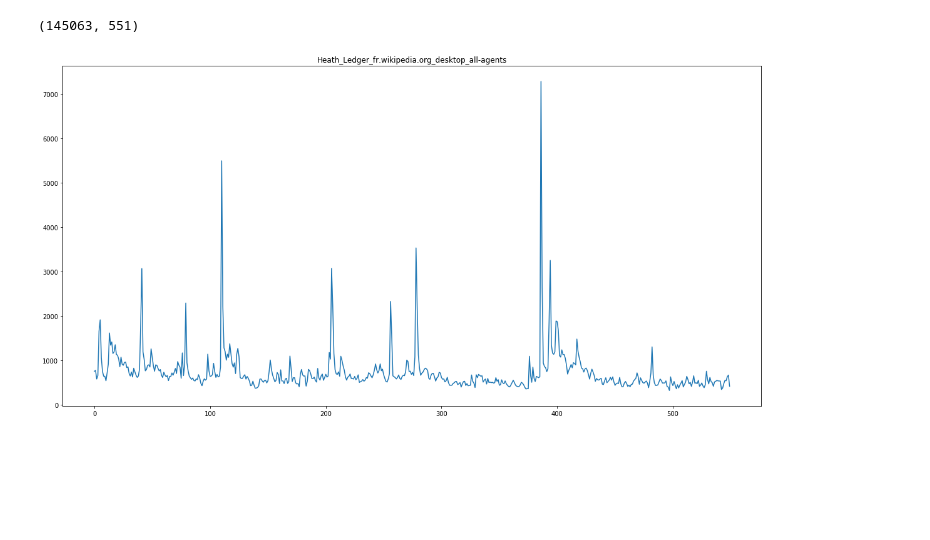
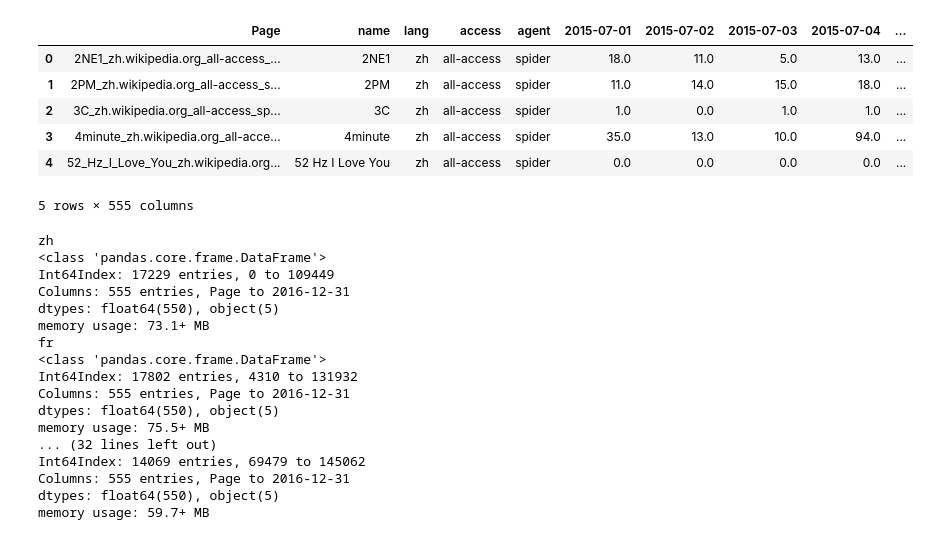
Before and after one commit to maximelovino/WikiForecasting, a Jupyter notebook: wiki_exploration.ipynb, the cells around one changed output. Cells and saved outputs as stored; diff of their text form; code cells hidden in the pictures; blank space fills up the shorter version.

Commit message:
continuing data exploration

```diff
--- a/wiki_exploration.ipynb
+++ b/wiki_exploration.ipynb
@@ -8,14 +47,38 @@ train1.fillna(0,inplace=True)
+# %%
+train1['name'],  train1['lang'], train1['access'], train1['agent'] = zip(*train1['Page'].apply(extract_meta))
+train1 = train1[['Page', 'name', 'lang', 'access', 'agent'] + [c for c in train1 if c not in ['Page', 'name', 'lang', 'access', 'agent']]]
 # %%
 train1.head()
-train_array = np.array(train1)
+# %% [output]
+|  | Page | name | lang | access | agent | 2015-07-01 | 2015-07-02 | 2015-07-03 | 2015-07-04 | ... |
+| 0 | 2NE1_zh.wikipedia.org_all-access_... | 2NE1 | zh | all-access | spider | 18.0 | 11.0 | 5.0 | 13.0 | ... |
+| 1 | 2PM_zh.wikipedia.org_all-access_s... | 2PM | zh | all-access | spider | 11.0 | 14.0 | 15.0 | 18.0 | ... |
+| 2 | 3C_zh.wikipedia.org_all-access_sp... | 3C | zh | all-access | spider | 1.0 | 0.0 | 1.0 | 1.0 | ... |
+| 3 | 4minute_zh.wikipedia.org_all-acce... | 4minute | zh | all-access | spider | 35.0 | 13.0 | 10.0 | 94.0 | ... |
+| 4 | 52_Hz_I_Love_You_zh.wikipedia.org... | 52 Hz I Love You | zh | all-access | spider | 0.0 | 0.0 | 0.0 | 0.0 | ... |
+5 rows × 555 columns
-# %%
-import random
-print(train_array.shape)
-sample = random.randint(0,train_array.shape[0])
-plt.figure(figsize=(20,10))
-plt.plot(train_array[sample,1:])
-plt.title(train_array[sample,0])
-plt.show()
-# %% [output]
-(145063, 551)
-[figure, removed]
+# %%
+train_by_lang = {}
+
+for lang in train1['lang'].unique().tolist():
+    print(lang)
+    train_by_lang[lang] = train1[train1['lang'] == lang]
+    train_by_lang[lang].info()
+# %% [output]
+zh
+<class 'pandas.core.frame.DataFrame'>
+Int64Index: 17229 entries, 0 to 109449
+Columns: 555 entries, Page to 2016-12-31
+dtypes: float64(550), object(5)
+memory usage: 73.1+ MB
+fr
+<class 'pandas.core.frame.DataFrame'>
+Int64Index: 17802 entries, 4310 to 131932
+Columns: 555 entries, Page to 2016-12-31
+dtypes: float64(550), object(5)
+memory usage: 75.5+ MB
+... (32 lines left out)
+Int64Index: 14069 entries, 69479 to 145062
+Columns: 555 entries, Page to 2016-12-31
+dtypes: float64(550), object(5)
+memory usage: 59.7+ MB
```
Also changed, not shown: parts of 5 cells of this notebook.
